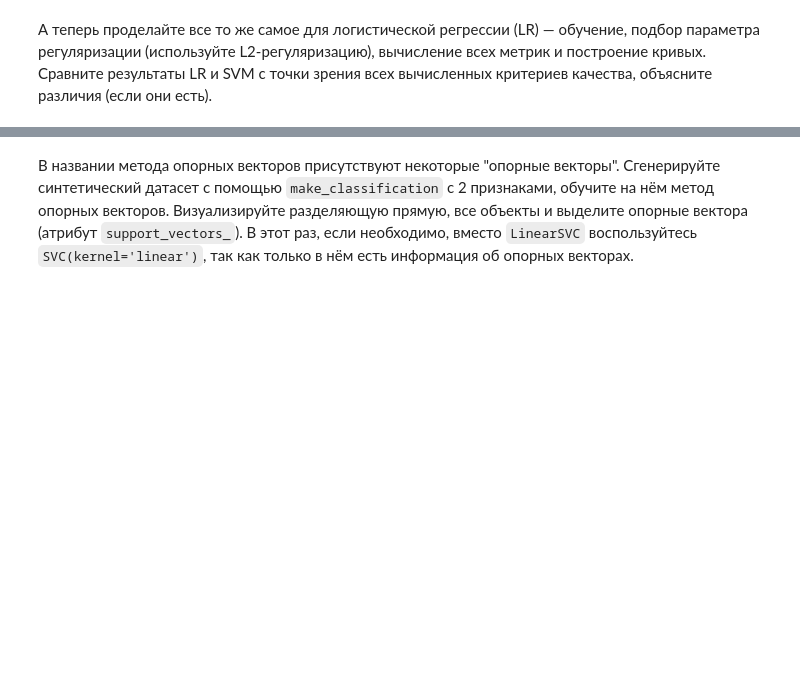
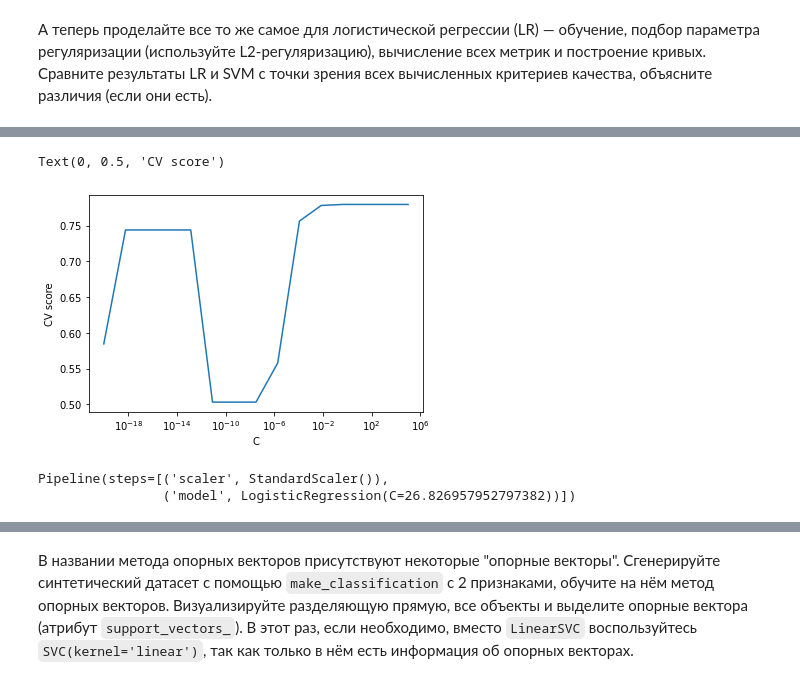
Before and after one commit to miche2020/ml-course-hse, a Jupyter notebook: 2020-fall/homeworks-practice/homework-practice-04-classification.ipynb, the cells around one changed output, grey strips where cells are left out. Drawn from its saved outputs; the diff is of its cells as text; code cells hidden in the pictures; blank space fills up the shorter version.

```diff
--- a/2020-fall/homeworks-practice/homework-practice-04-classification.ipynb
+++ b/2020-fall/homeworks-practice/homework-practice-04-classification.ipynb
@@ -146,3 +145,10 @@ show_roc_curve(clf.predict(X_test),y_test)
 # %%
 #your code here
 from sklearn.linear_model import LogisticRegression
+# %%
+C = np.logspace(-20, 5, 15)
+# %%
+grid = GridSearchCV(Pipeline(steps=[('scaler', StandardScaler()),
+                                    ('model', LogisticRegression())]),
+                    param_grid={'model__C' : C}, cv=3)
+grid.fit(X_train, y_train)
@@ -148,0 +163,17 @@ from sklearn.linear_model import LogisticRegression
+# %%
+plt.plot(C, grid.cv_results_["mean_test_score"])
+plt.xscale("log")
+plt.xlabel("C")
+plt.ylabel("CV score")
+# %% [output]
+Text(0, 0.5, 'CV score')
+[figure, added]
+# %%
+C_best = grid.best_params_['model__C']
+
+linreg = Pipeline(steps=[('scaler', StandardScaler()),
+                         ('model', LogisticRegression(C=C_best))])
+linreg.fit(X_train, y_train)
+# %% [output]
+Pipeline(steps=[('scaler', StandardScaler()),
+                ('model', LogisticRegression(C=26.826957952797382))])
```
Also changed, not shown: parts of 19 cells of this notebook.
